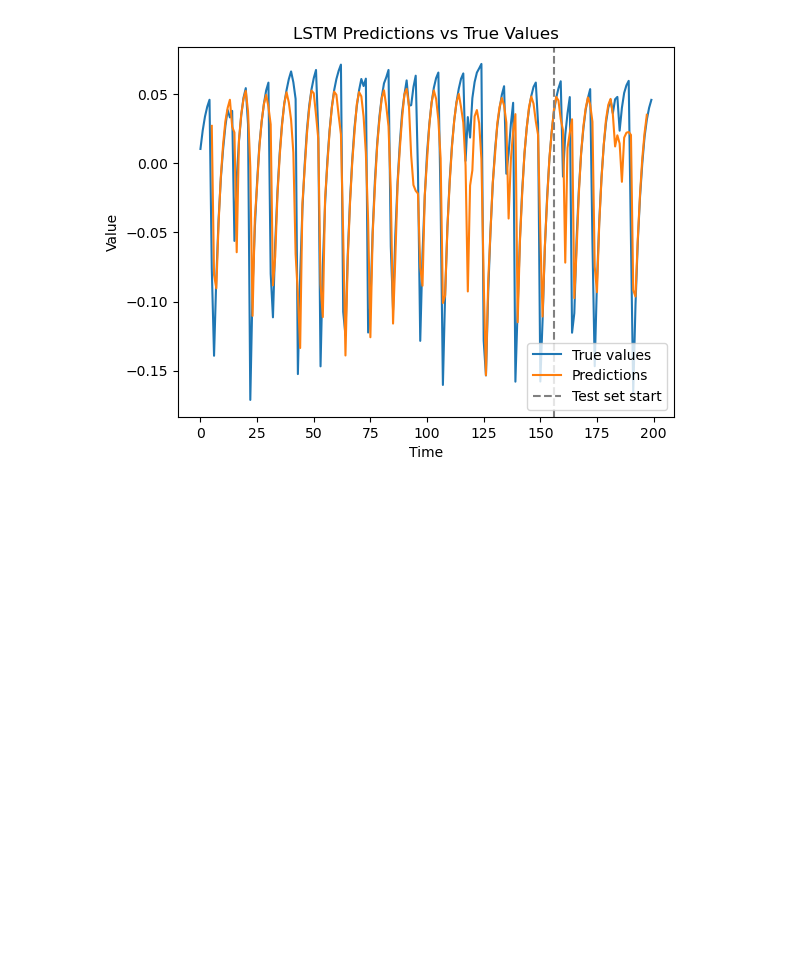
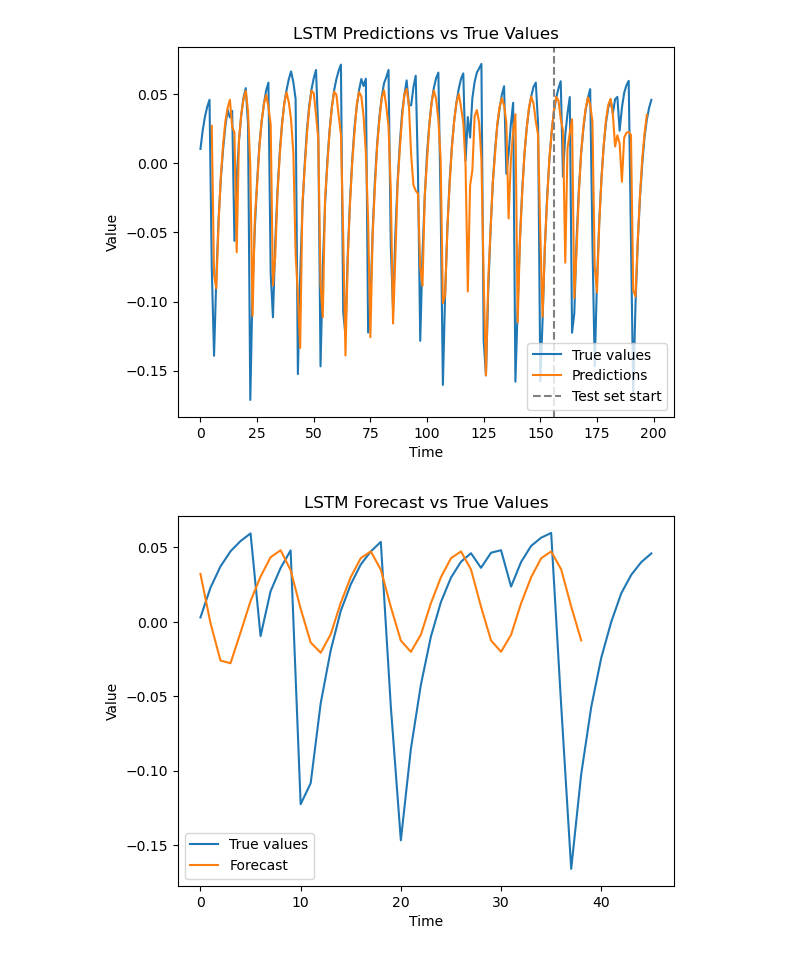
Before and after one commit to ai4er-cdt/earthquake-predictability, a Jupyter notebook: notebooks/PN341 002 - Simple LSTM.ipynb, the cells around one changed output. Saved outputs shown, nothing was run; the diff lists cells and outputs as text; code cells hidden in the pictures; blank space fills up the shorter version.

Commit message:
Added code for forecast generation

```diff
--- a/notebooks/PN341 002 - Simple LSTM.ipynb
+++ b/notebooks/PN341 002 - Simple LSTM.ipynb
@@ -210,6 +210,32 @@ plt.title("LSTM Predictions vs True Values")
 plt.show()
 # %% [output]
 [figure]
+# %%
+y_fcast = []
+window = X_test[0:1]
+
+with torch.no_grad():
+    for i in range(len(X_test)):
+        output = model(window.unsqueeze(-1))
+        window = torch.cat((window, output), axis=-1)[:, forecast:]
+        y_fcast.append(output.cpu().numpy().squeeze(-1))
+
+y_fcast = np.array(y_fcast)
+y_fcast = scaler_y.inverse_transform(y_fcast)
+
+plt.plot(ts_data[TS_COLUMN].values[train_size:], label="True values")
+plt.plot(
+    range(len(X_test)),
+    y_fcast,
+    label="Forecast",
+)
+plt.xlabel("Time")
+plt.ylabel("Value")
+plt.legend()
+plt.title("LSTM Forecast vs True Values")
+plt.show()
+# %% [output]
+[figure, added]
 # %%
 save_model(
     model,
```
Also changed, not shown: parts of 1 cell of this notebook, 1 other file.
